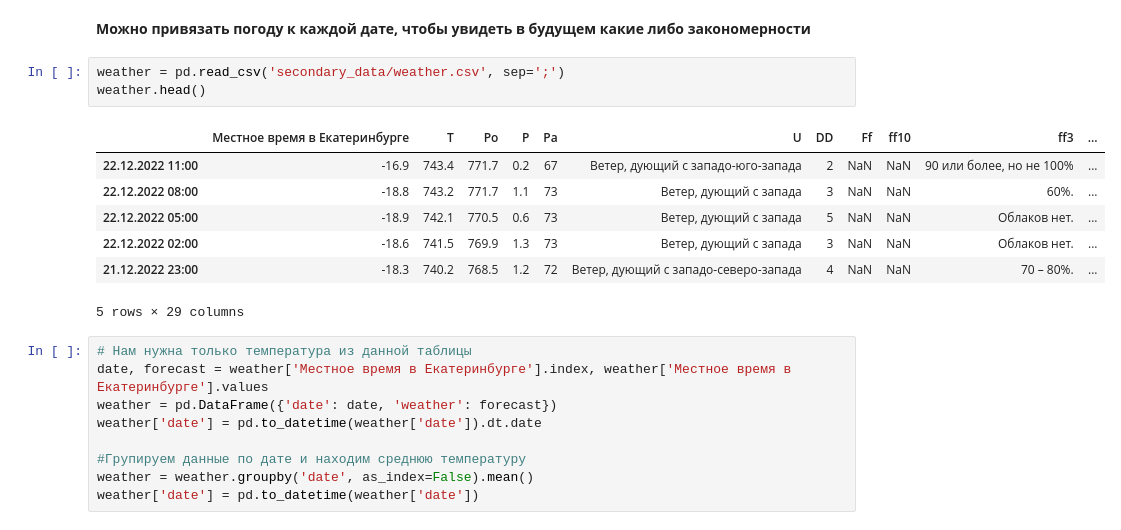
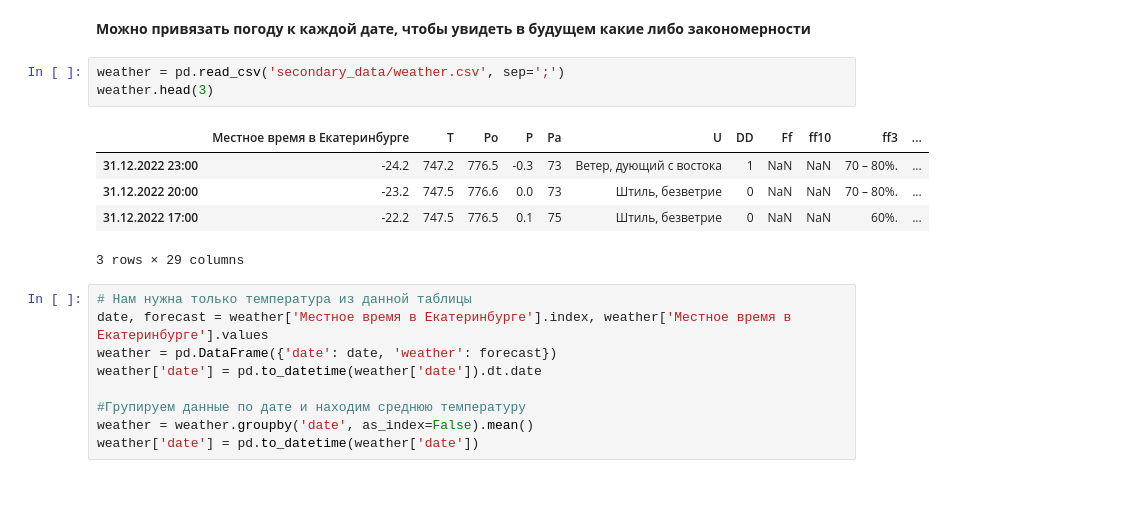
Before and after one commit to AlexandrYarin/LKproject, a Jupyter notebook: analyze.ipynb, the cells around one changed output. Saved outputs shown, nothing was run; the diff lists cells and outputs as text; blank space fills up the shorter version.

```diff
--- a/analyze.ipynb
+++ b/analyze.ipynb
@@ -393,15 +375,13 @@ df_test['longitude'] = [elem[1] for elem in location_list]
 **Можно привязать погоду к каждой дате, чтобы увидеть в будущем какие либо закономерности**
 # %%
 weather = pd.read_csv('secondary_data/weather.csv', sep=';')
-weather.head()
+weather.head(3)
 # %% [output]
 |  | Местное время в Екатеринбурге | T | Po | P | Pa | U | DD | Ff | ff10 | ff3 | ... |
-| 22.12.2022 11:00 | -16.9 | 743.4 | 771.7 | 0.2 | 67 | Ветер, дующий с западо-юго-запада | 2 | NaN | NaN | 90 или более, но не 100% | ... |
-| 22.12.2022 08:00 | -18.8 | 743.2 | 771.7 | 1.1 | 73 | Ветер, дующий с запада | 3 | NaN | NaN | 60%. | ... |
-| 22.12.2022 05:00 | -18.9 | 742.1 | 770.5 | 0.6 | 73 | Ветер, дующий с запада | 5 | NaN | NaN | Облаков нет. | ... |
-| 22.12.2022 02:00 | -18.6 | 741.5 | 769.9 | 1.3 | 73 | Ветер, дующий с запада | 3 | NaN | NaN | Облаков нет. | ... |
-| 21.12.2022 23:00 | -18.3 | 740.2 | 768.5 | 1.2 | 72 | Ветер, дующий с западо-северо-запада | 4 | NaN | NaN | 70 – 80%. | ... |
+| 31.12.2022 23:00 | -24.2 | 747.2 | 776.5 | -0.3 | 73 | Ветер, дующий с востока | 1 | NaN | NaN | 70 – 80%. | ... |
+| 31.12.2022 20:00 | -23.2 | 747.5 | 776.6 | 0.0 | 73 | Штиль, безветрие | 0 | NaN | NaN | 70 – 80%. | ... |
+| 31.12.2022 17:00 | -22.2 | 747.5 | 776.5 | 0.1 | 75 | Штиль, безветрие | 0 | NaN | NaN | 60%. | ... |
-5 rows × 29 columns
+3 rows × 29 columns
 # %%
 # Нам нужна только температура из данной таблицы
 date, forecast = weather['Местное время в Екатеринбурге'].index, weather['Местное время в Екатеринбурге'].values
```
Also changed, not shown: parts of 43 cells of this notebook, 28 other files.
